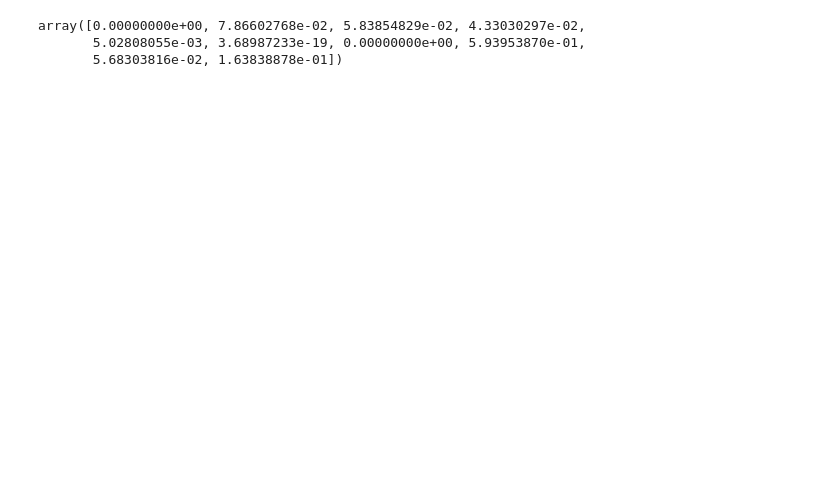
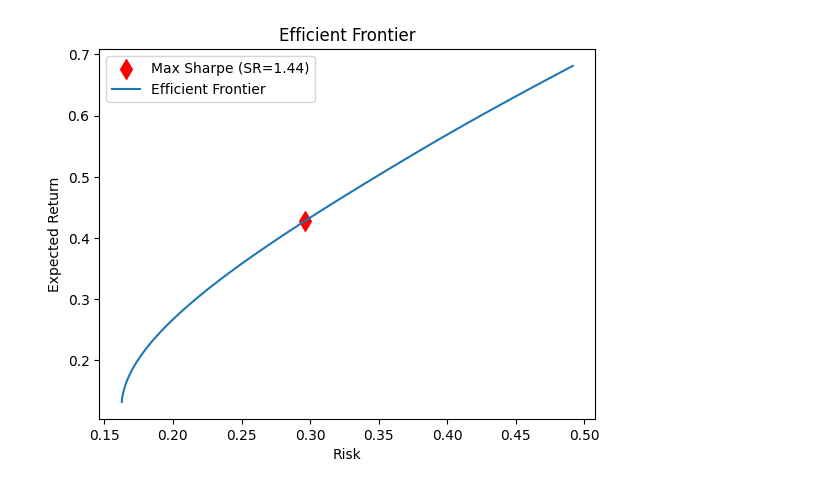
Before and after one commit to leoamullins/PortfolioOptimisation, a Jupyter notebook: mean-variance.ipynb, the cells around one changed output. Cells and saved outputs as stored; diff of their text form; code cells hidden in the pictures; blank space fills up the shorter version.

Commit message:
Fixed a calculation error within the max_sharpe function that caused the Sharpe ratio to be incorrectly calculated. Added a plotting function, currently with limited functionality

```diff
--- a/mean-variance.ipynb
+++ b/mean-variance.ipynb
@@ -97,7 +94,7 @@ def efficientfrontier(prices, data_points = 250):
 
     return data, weight_list
 # %%
-def max_sharpe(prices, data_points = 250):
+def max_sharpe(prices, r_f = 0, data_points = 250):
     if not isinstance(prices, (pd.Series, pd.DataFrame)):
         raise TypeError("Format prices as a pd.Series")
 
@@ -105,16 +102,35 @@ def max_sharpe(prices, data_points = 250):
 
     ef_data, weights = ef
 
-    sharpe = ef_data[0] / ef_data[1]
+    sharpe = (ef_data[1, : ] - r_f) / ef_data[0, : ]
 
     maxsh_idx = np.argmax(sharpe)
     maxsh = sharpe[maxsh_idx]
 
     return maxsh, weights[maxsh_idx]
-# %%
-a,b = max_sharpe(prices)
-b
-# %% [output]
-array([0.00000000e+00, 7.86602768e-02, 5.83854829e-02, 4.33030297e-02,
-       5.02808055e-03, 3.68987233e-19, 0.00000000e+00, 5.93953870e-01,
-       5.68303816e-02, 1.63838878e-01])
+# %%
+def plotting(prices, maxsharpe = False):
+
+    ef = efficientfrontier(prices)
+    exp_ret = expectedreturns(prices)
+    cov_matrix = covariancematrix(prices)
+    ms = max_sharpe(prices)
+
+    if maxsharpe:
+        value, weights = ms
+        returns = exp_ret.T @ weights
+        risk = np.sqrt(weights.T @ cov_matrix @ weights)
+        plt.scatter(risk, returns, marker ='d', c='r', s = 100, label=f"Max Sharpe (SR={value:.2f})")
+
+    ef_points, _ = ef
+    x, y = ef_points
+    plt.plot(x,y, label = 'Efficient Frontier')
+    plt.title("Efficient Frontier")
+    plt.xlabel("Risk")
+    plt.ylabel("Expected Return")
+    plt.legend()
+    plt.show()
+# %%
+plotting(prices,True)
+# %% [output]
+[figure, added]
```
Also changed, not shown: parts of 1 cell of this notebook.
